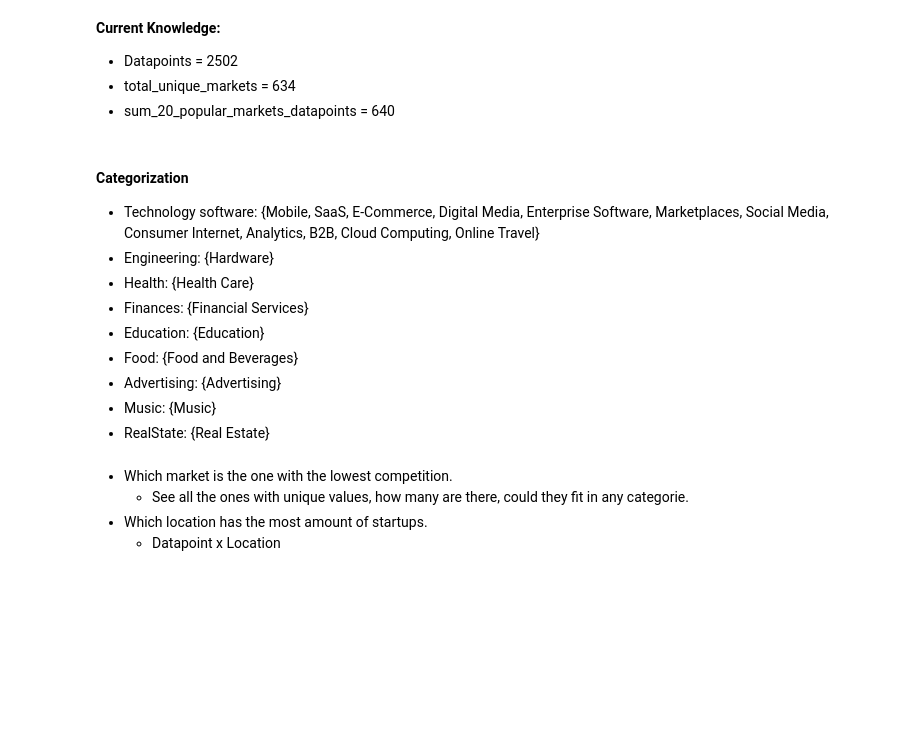
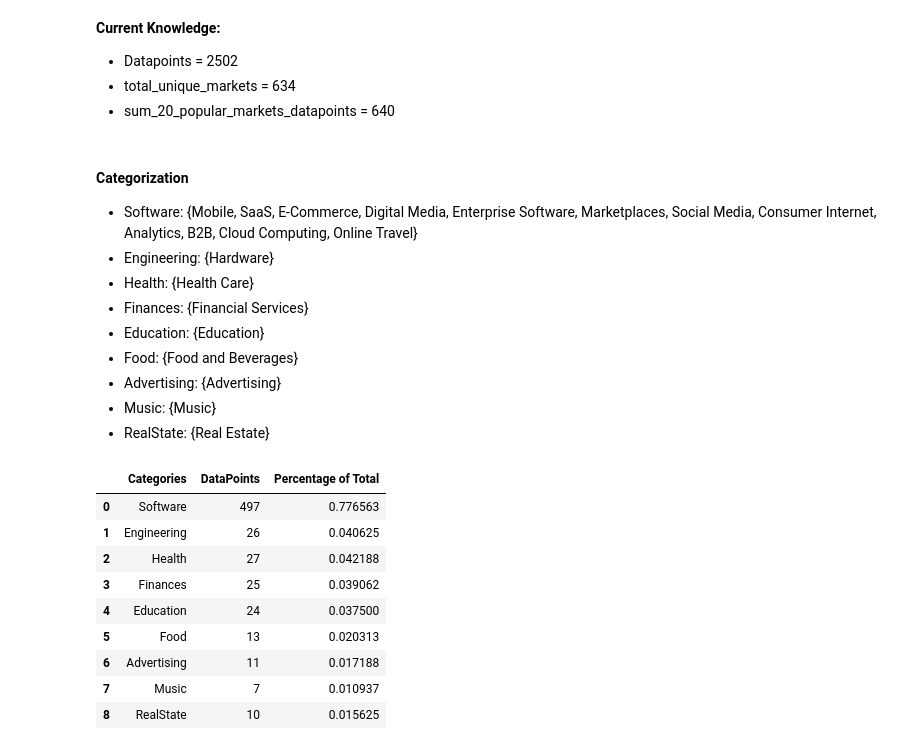
Before and after one commit to efitr/StartupDataScienceProject, a Jupyter notebook: SanFrancisco-Startup-Study.ipynb, the cells around one changed output. Cells and saved outputs as stored; diff of their text form; code cells hidden in the pictures; blank space fills up the shorter version.

```diff
--- a/SanFrancisco-Startup-Study.ipynb
+++ b/SanFrancisco-Startup-Study.ipynb
@@ -214,7 +225,7 @@ __Current Knowledge:__
  * sum_20_popular_markets_datapoints = 640
 # %% [markdown]
 #### Categorization
- * Technology software: {Mobile, SaaS, E-Commerce, Digital Media, Enterprise Software, Marketplaces, Social Media, Consumer Internet, Analytics, B2B, Cloud Computing, Online Travel}
+ * Software: {Mobile, SaaS, E-Commerce, Digital Media, Enterprise Software, Marketplaces, Social Media, Consumer Internet, Analytics, B2B, Cloud Computing, Online Travel}
  * Engineering: {Hardware}
  * Health: {Health Care}
  * Finances: {Financial Services}
@@ -226,8 +237,3 @@ __Current Knowledge:__
 # %%
 # Make Dataframe with categorization
 # Get to another dataframe that has categories with total amount of
-# %% [markdown]
- * Which market is the one with the lowest competition.
-     * See all the ones with unique values, how many are there, could they fit in any categorie.
- * Which location has the most amount of startups.
-     * Datapoint x Location
@@ -233,0 +253,13 @@ __Current Knowledge:__
+# %%
+categories_df
+# %% [output]
+|  | Categories | DataPoints | Percentage of Total |
+| 0 | Software | 497 | 0.776563 |
+| 1 | Engineering | 26 | 0.040625 |
+| 2 | Health | 27 | 0.042188 |
+| 3 | Finances | 25 | 0.039062 |
+| 4 | Education | 24 | 0.037500 |
+| 5 | Food | 13 | 0.020313 |
+| 6 | Advertising | 11 | 0.017188 |
+| 7 | Music | 7 | 0.010937 |
+| 8 | RealState | 10 | 0.015625 |
```
Also changed, not shown: parts of 6 cells of this notebook.
